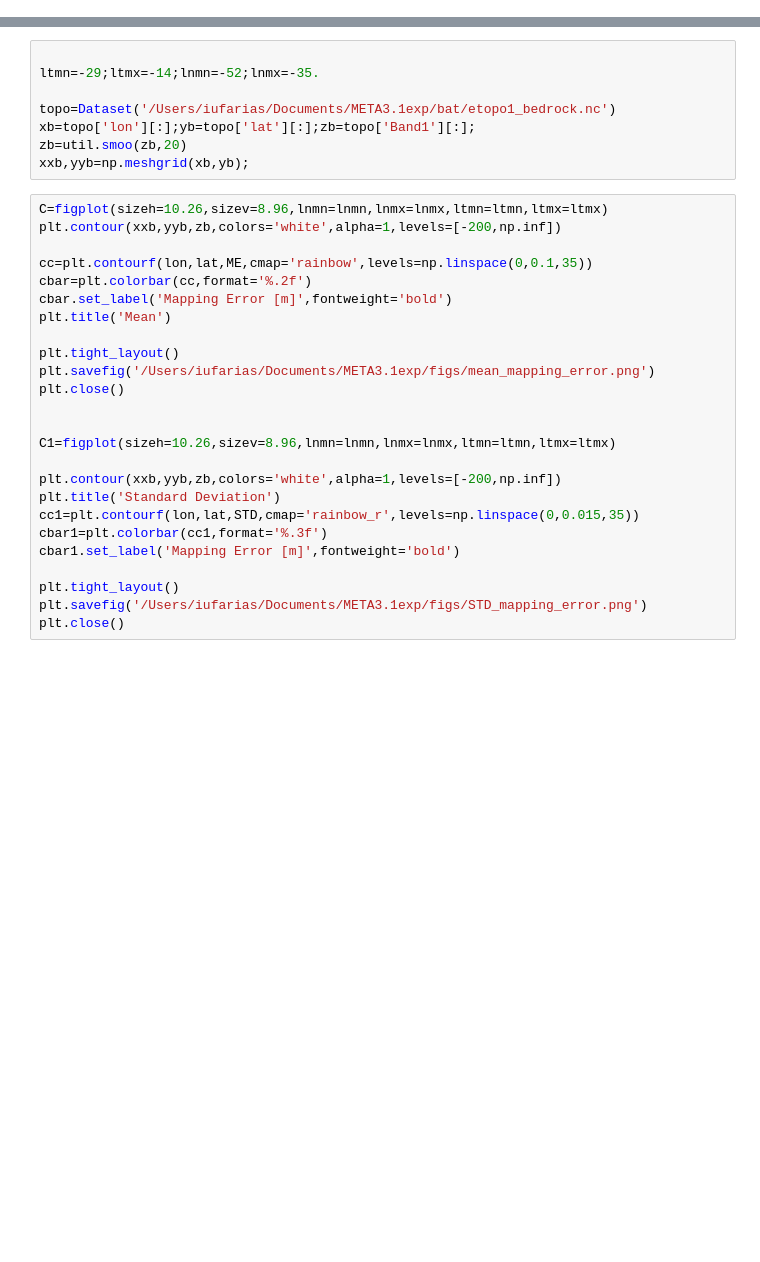
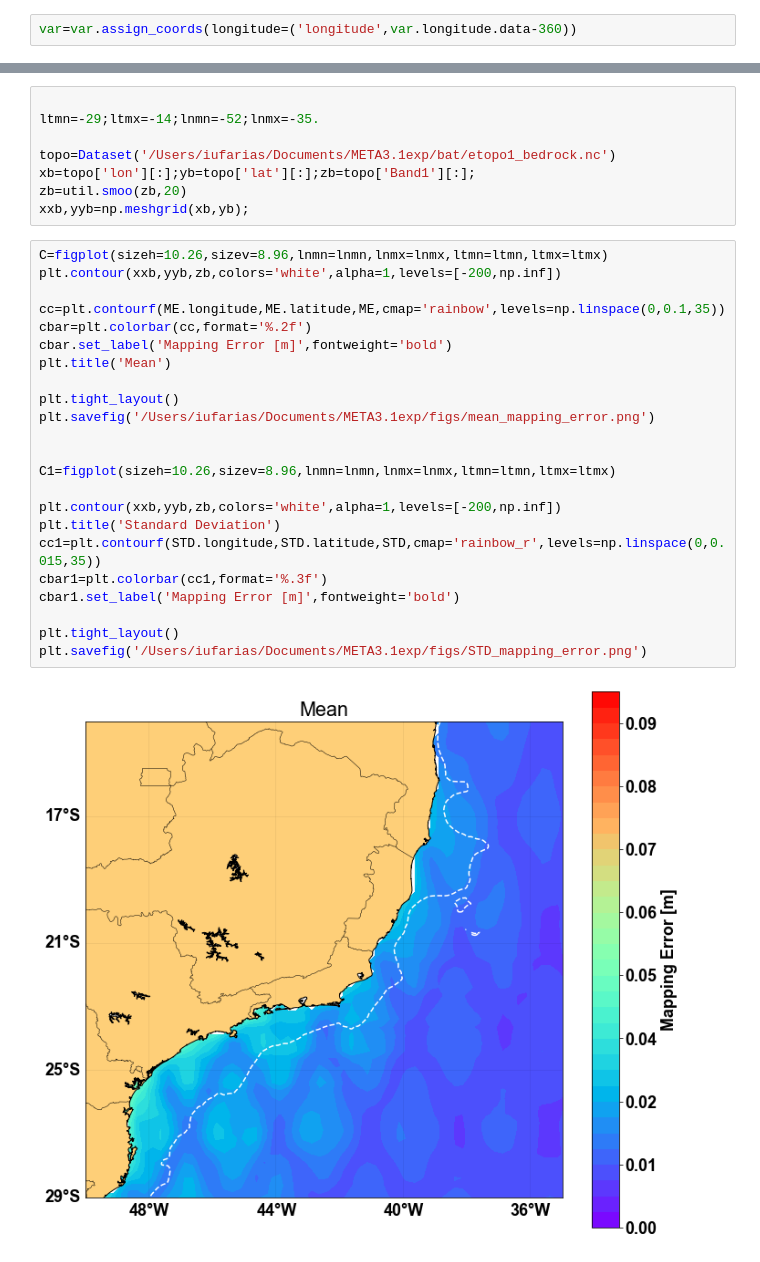
Before and after one commit to igoruchoa/BC_eddies, a Jupyter notebook: mapping_errors.ipynb, the cells around one changed output, grey strips where cells are left out. Saved outputs shown, nothing was run; the diff lists cells and outputs as text; blank space fills up the shorter version.

Commit message:
Mapping Error plot

```diff
--- a/mapping_errors.ipynb
+++ b/mapping_errors.ipynb
@@ -33,6 +33,8 @@ path='/Users/iufarias/Documents/META3.1exp/altdata/'
 fname=glob(path +'dt_global*'); fname.sort();
 
 var=xr.open_mfdataset(fname)
+# %%
+var=var.assign_coords(longitude=('longitude',var.longitude.data-360))
 # %%
 ME=var.err.mean(axis=0) # mean
 STD=var.err.std(axis=0) #std
@@ -47,25 +49,25 @@ xxb,yyb=np.meshgrid(xb,yb);
 # %%
 C=figplot(sizeh=10.26,sizev=8.96,lnmn=lnmn,lnmx=lnmx,ltmn=ltmn,ltmx=ltmx)
 plt.contour(xxb,yyb,zb,colors='white',alpha=1,levels=[-200,np.inf])
 
-cc=plt.contourf(lon,lat,ME,cmap='rainbow',levels=np.linspace(0,0.1,35))
+cc=plt.contourf(ME.longitude,ME.latitude,ME,cmap='rainbow',levels=np.linspace(0,0.1,35))
 cbar=plt.colorbar(cc,format='%.2f')
 cbar.set_label('Mapping Error [m]',fontweight='bold')
 plt.title('Mean')
 
 plt.tight_layout()
 plt.savefig('/Users/iufarias/Documents/META3.1exp/figs/mean_mapping_error.png')
-plt.close()
 
 
 C1=figplot(sizeh=10.26,sizev=8.96,lnmn=lnmn,lnmx=lnmx,ltmn=ltmn,ltmx=ltmx)
 
 plt.contour(xxb,yyb,zb,colors='white',alpha=1,levels=[-200,np.inf])
 plt.title('Standard Deviation')
-cc1=plt.contourf(lon,lat,STD,cmap='rainbow_r',levels=np.linspace(0,0.015,35))
+cc1=plt.contourf(STD.longitude,STD.latitude,STD,cmap='rainbow_r',levels=np.linspace(0,0.015,35))
 cbar1=plt.colorbar(cc1,format='%.3f')
 cbar1.set_label('Mapping Error [m]',fontweight='bold')
 
 plt.tight_layout()
 plt.savefig('/Users/iufarias/Documents/META3.1exp/figs/STD_mapping_error.png')
-plt.close()
+# %% [output]
+[figure, added]
```
Also changed, not shown: parts of 1 cell of this notebook.
